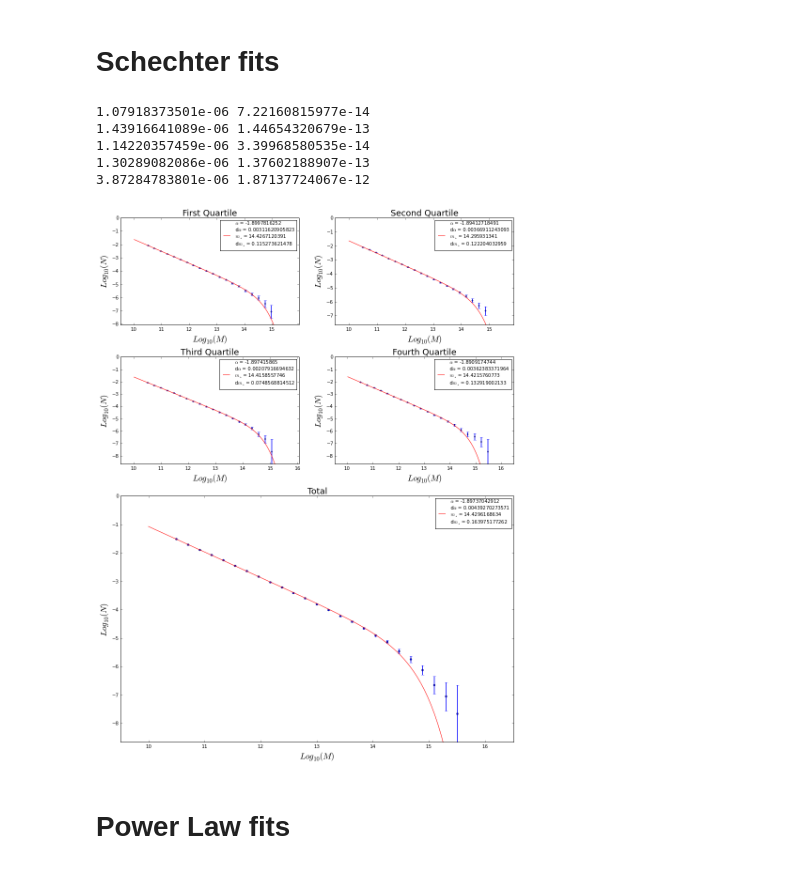
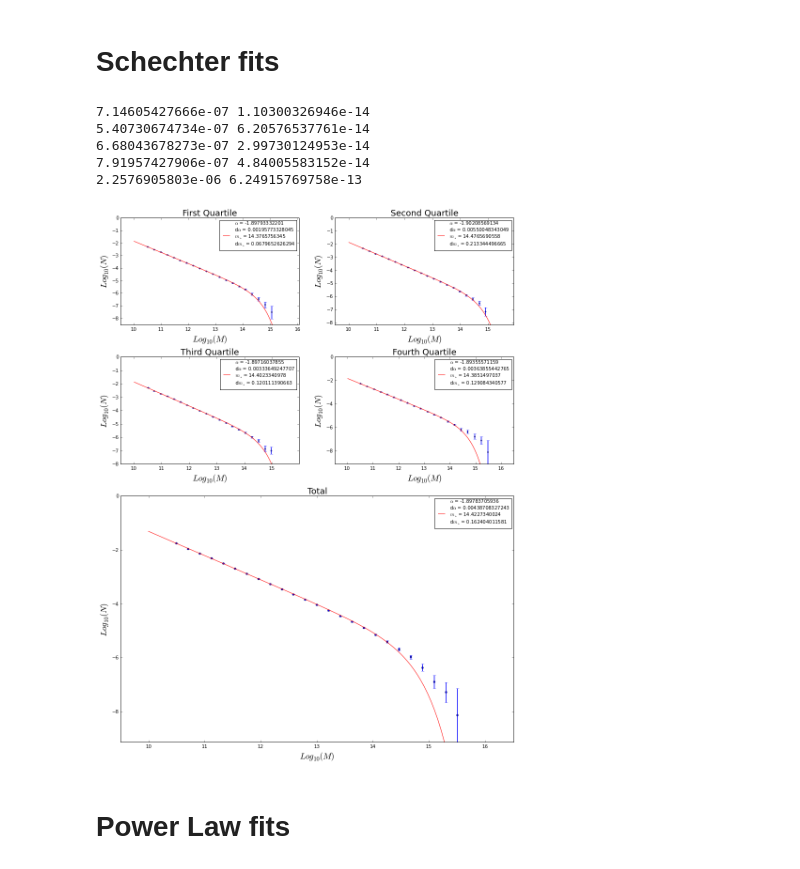
Before and after one commit to jdprada1760/Cornell_Summer, a Jupyter notebook: Millenium_Run/Big_Simulation/quartile.ipynb, the cells around one changed output. Cells and saved outputs as stored; diff of their text form; code cells hidden in the pictures.

```diff
--- a/Millenium_Run/Big_Simulation/quartile.ipynb
+++ b/Millenium_Run/Big_Simulation/quartile.ipynb
@@ -362,15 +364,15 @@ histo( vol, 20)
 # Schechter fits
 # %%
 # The volume of the sample box
-vol = (250**3)/(0.7**3)
+vol = (360**3)/(0.7**3)
 SchFitGraphs(vol, 20)
 # %% [output]
-1.07918373501e-06 7.22160815977e-14
-1.43916641089e-06 1.44654320679e-13
-1.14220357459e-06 3.39968580535e-14
-1.30289082086e-06 1.37602188907e-13
-3.87284783801e-06 1.87137724067e-12
+7.14605427666e-07 1.10300326946e-14
+5.40730674734e-07 6.20576537761e-14
+6.68043678273e-07 2.99730124953e-14
+7.91957427906e-07 4.84005583152e-14
+2.2576905803e-06 6.24915769758e-13
-[figure, old version]
+[figure, new version]
 # %% [markdown]
 # Power Law fits
 # %%
```
Also changed, not shown: parts of 10 cells of this notebook.
